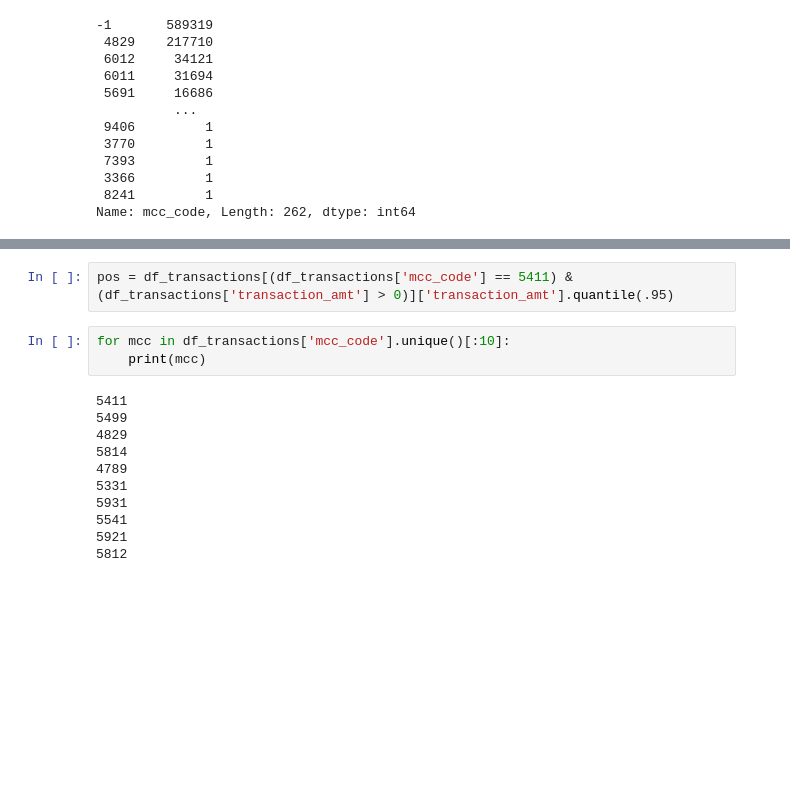
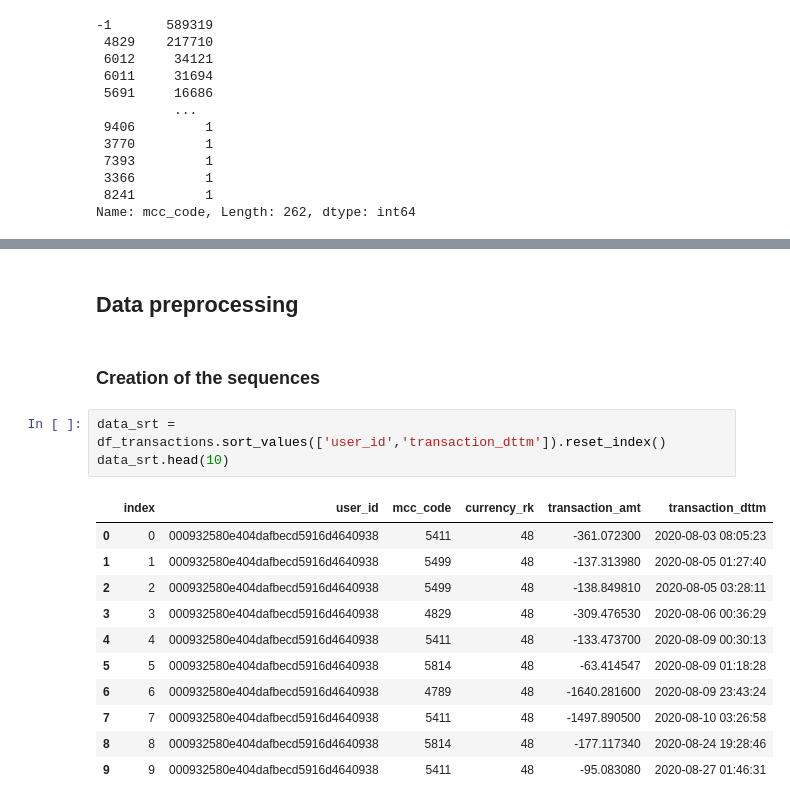
Before and after one commit to nokiroki/sequintial_data_final_project, a Jupyter notebook: new_data_analysis.ipynb, the cells around one changed output, grey strips where cells are left out. Saved outputs shown, nothing was run; the diff lists cells and outputs as text; blank space fills up the shorter version.

```diff
--- a/new_data_analysis.ipynb
+++ b/new_data_analysis.ipynb
@@ -116,17 +89,20 @@ anomaly             623291
 dtype: int64
-# %%
-pos = df_transactions[(df_transactions['mcc_code'] == 5411) & (df_transactions['transaction_amt'] > 0)]['transaction_amt'].quantile(.95)
-# %%
-for mcc in df_transactions['mcc_code'].unique()[:10]:
-    print(mcc)
-# %% [output]
-5411
-5499
-4829
-5814
-4789
-5331
-5931
-5541
-5921
-5812
+# %% [markdown]
+## Data preprocessing
+# %% [markdown]
+### Creation of the sequences
+# %%
+data_srt = df_transactions.sort_values(['user_id','transaction_dttm']).reset_index()
+data_srt.head(10)
+# %% [output]
+|  | index | user_id | mcc_code | currency_rk | transaction_amt | transaction_dttm |
+| 0 | 0 | 000932580e404dafbecd5916d4640938 | 5411 | 48 | -361.072300 | 2020-08-03 08:05:23 |
+| 1 | 1 | 000932580e404dafbecd5916d4640938 | 5499 | 48 | -137.313980 | 2020-08-05 01:27:40 |
+| 2 | 2 | 000932580e404dafbecd5916d4640938 | 5499 | 48 | -138.849810 | 2020-08-05 03:28:11 |
+| 3 | 3 | 000932580e404dafbecd5916d4640938 | 4829 | 48 | -309.476530 | 2020-08-06 00:36:29 |
+| 4 | 4 | 000932580e404dafbecd5916d4640938 | 5411 | 48 | -133.473700 | 2020-08-09 00:30:13 |
+| 5 | 5 | 000932580e404dafbecd5916d4640938 | 5814 | 48 | -63.414547 | 2020-08-09 01:18:28 |
+| 6 | 6 | 000932580e404dafbecd5916d4640938 | 4789 | 48 | -1640.281600 | 2020-08-09 23:43:24 |
+| 7 | 7 | 000932580e404dafbecd5916d4640938 | 5411 | 48 | -1497.890500 | 2020-08-10 03:26:58 |
+| 8 | 8 | 000932580e404dafbecd5916d4640938 | 5814 | 48 | -177.117340 | 2020-08-24 19:28:46 |
+| 9 | 9 | 000932580e404dafbecd5916d4640938 | 5411 | 48 | -95.083080 | 2020-08-27 01:46:31 |
```
Also changed, not shown: parts of 26 cells of this notebook, 10 other files.
